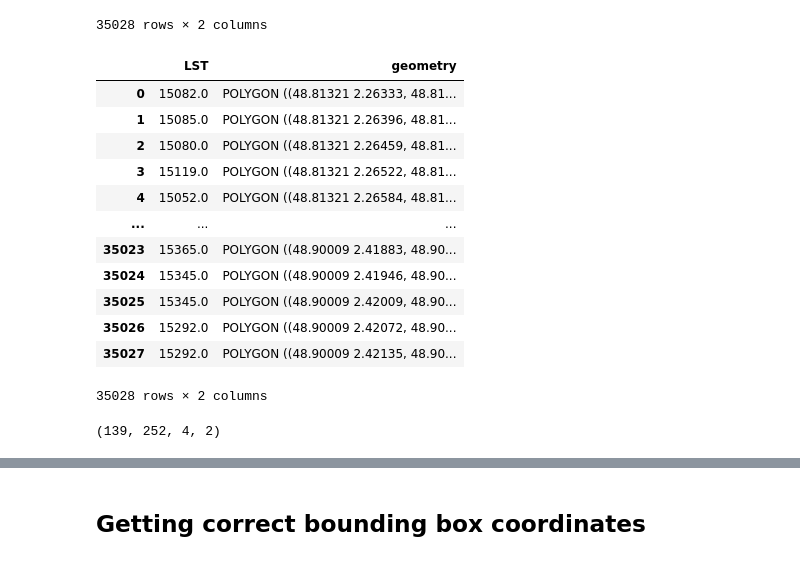
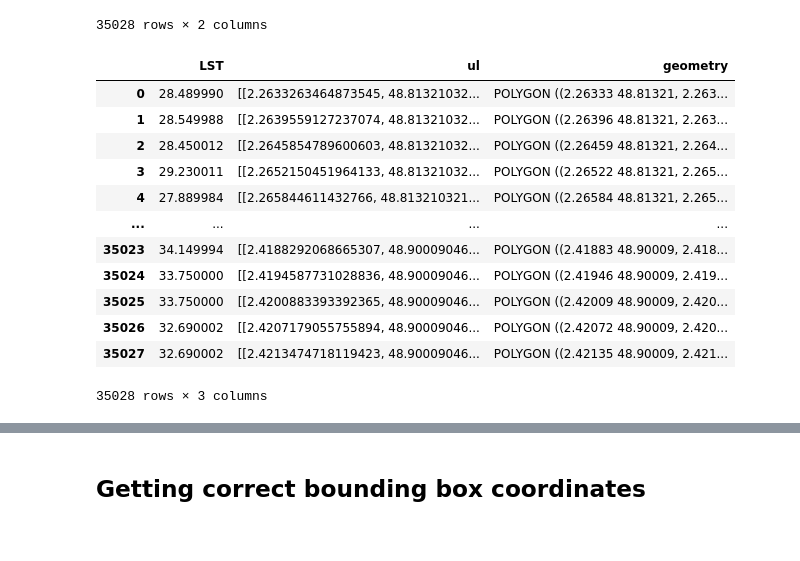
Before and after one commit to b-fa-ce/future_proofing_cities, a Jupyter notebook: notebooks/notebook_gridding.ipynb, the cells around one changed output, grey strips where cells are left out. Drawn from its saved outputs; the diff is of its cells as text; code cells hidden in the pictures.

```diff
--- a/notebooks/notebook_gridding.ipynb
+++ b/notebooks/notebook_gridding.ipynb
@@ -588,16 +636,2 @@ lat_range = np.arange(*get_specfic_tile(lst_gridded[1], prep.CITY_BOUNDING_BOXES
 # %%
-grid.build_gdf("Paris")
+gdf_Paris = grid.create_gdf("Paris")
-# %% [output]
-|  | LST | geometry |
-| 0 | 15082.0 | POLYGON ((48.81321 2.26333, 48.81... |
-| 1 | 15085.0 | POLYGON ((48.81321 2.26396, 48.81... |
-| 2 | 15080.0 | POLYGON ((48.81321 2.26459, 48.81... |
-| 3 | 15119.0 | POLYGON ((48.81321 2.26522, 48.81... |
-| 4 | 15052.0 | POLYGON ((48.81321 2.26584, 48.81... |
-| ... | ... | ... |
-| 35023 | 15365.0 | POLYGON ((48.90009 2.41883, 48.90... |
-| 35024 | 15345.0 | POLYGON ((48.90009 2.41946, 48.90... |
-| 35025 | 15345.0 | POLYGON ((48.90009 2.42009, 48.90... |
-| 35026 | 15292.0 | POLYGON ((48.90009 2.42072, 48.90... |
-| 35027 | 15292.0 | POLYGON ((48.90009 2.42135, 48.90... |
-35028 rows × 2 columns
@@ -606,4 +638,19 @@ corners = [[get_pixel_coords((row, col),geo_transform=lst_gridded[1]) for col in
-# %%
-np.array(corners).shape
-# %% [output]
-(139, 252, 4, 2)
+# %%
+gdf_Paris_export = geopandas.GeoDataFrame({'LST':gdf_Paris['LST'],
+                                           'ul':gdf_Paris['ul_corner'].apply(lambda x: str(x))}, geometry=gdf_Paris['geometry'])
+# %%
+gdf_Paris_export
+# %% [output]
+|  | LST | ul | geometry |
+| 0 | 28.489990 | [[2.2633263464873545, 48.81321032... | POLYGON ((2.26333 48.81321, 2.263... |
+| 1 | 28.549988 | [[2.2639559127237074, 48.81321032... | POLYGON ((2.26396 48.81321, 2.263... |
+| 2 | 28.450012 | [[2.2645854789600603, 48.81321032... | POLYGON ((2.26459 48.81321, 2.264... |
+| 3 | 29.230011 | [[2.2652150451964133, 48.81321032... | POLYGON ((2.26522 48.81321, 2.265... |
+| 4 | 27.889984 | [[2.265844611432766, 48.813210321... | POLYGON ((2.26584 48.81321, 2.265... |
+| ... | ... | ... | ... |
+| 35023 | 34.149994 | [[2.4188292068665307, 48.90009046... | POLYGON ((2.41883 48.90009, 2.418... |
+| 35024 | 33.750000 | [[2.4194587731028836, 48.90009046... | POLYGON ((2.41946 48.90009, 2.419... |
+| 35025 | 33.750000 | [[2.4200883393392365, 48.90009046... | POLYGON ((2.42009 48.90009, 2.420... |
+| 35026 | 32.690002 | [[2.4207179055755894, 48.90009046... | POLYGON ((2.42072 48.90009, 2.420... |
+| 35027 | 32.690002 | [[2.4213474718119423, 48.90009046... | POLYGON ((2.42135 48.90009, 2.421... |
+35028 rows × 3 columns
```
Also changed, not shown: parts of 32 cells of this notebook, 1 other file.
